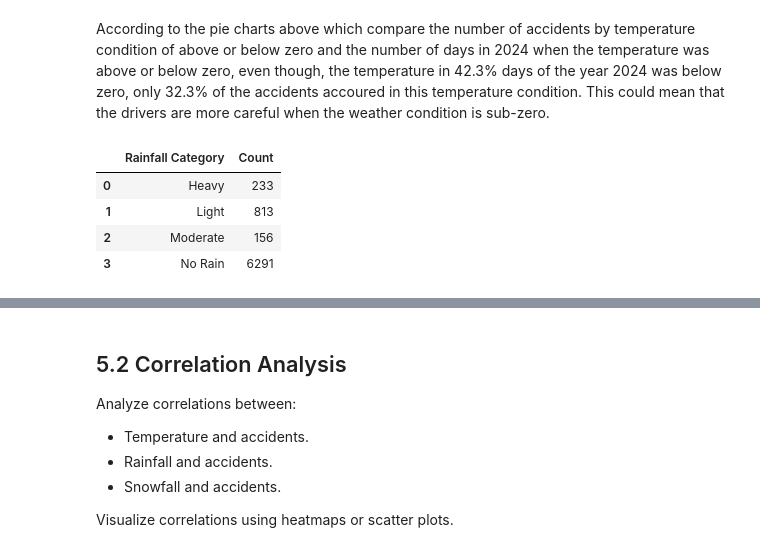
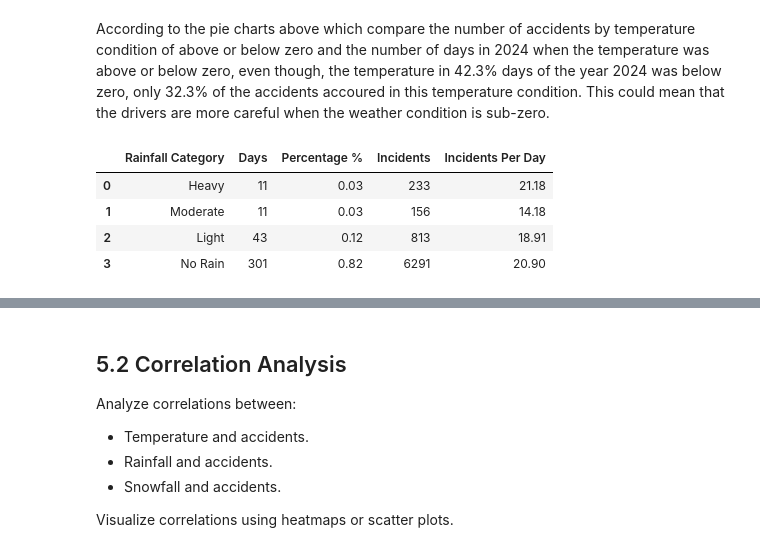
Before and after one commit to aliUofCafkhami/601-Project, a Jupyter notebook: Project 601.ipynb, the cells around one changed output, grey strips where cells are left out. Cells and saved outputs as stored; diff of their text form; code cells hidden in the pictures.

```diff
--- a/Project 601.ipynb
+++ b/Project 601.ipynb
@@ -880,15 +881,40 @@ plt.show()
 [figure]
 # %% [markdown]
 According to the pie charts above which compare the number of accidents by temperature condition of above or below zero and the number of days in 2024 when the temperature was above or below zero, even though, the temperature in 42.3% days of the year 2024 was below zero, only 32.3% of the accidents accoured in this temperature condition. This could mean that the drivers are more careful when the weather condition is sub-zero.
-# %%
-#5.1.3 Number of accidents on days with rainfall above a certain threshold.
-Rainfall = df.groupby('Rainfall Category')['Count'].sum().reset_index()
-Rainfall
-# %% [output]
-|  | Rainfall Category | Count |
-| 0 | Heavy | 233 |
-| 1 | Light | 813 |
-| 2 | Moderate | 156 |
-| 3 | No Rain | 6291 |
+# %%
+#5.1.3 Number of accidents on days with rainfall above a certain threshold.
+
+# Step 1. Use df2 (weather dataset) to count the number of days per year with rainfall and classify the type of rainfall
+df2['Rainfall Category'] = df2['Total Rain (mm)'].apply(classify_rainfall)
+df2['Count'] = 1
+
+percentage_rain = df2.groupby('Rainfall Category').agg(
+    Days=('Count', 'sum')
+).reset_index()
+percentage_rain['Percentage %'] = (percentage_rain['Days'] / 366).round(2) # Calculate the percentage of days for each rainfall category
+
+
+
+# Step 2. Use df (incident dataset) to count the number of incidents occurring under each rainfall category
+Rainfall_incidents = df.groupby('Rainfall Category').agg(
+    Incidents= ('Count','sum')
+).reset_index()
+
+
+
+# Step 3. Merge Rainfall_incidents with percentage_rain
+merged_rainfall = pd.merge(percentage_rain, Rainfall_incidents, on='Rainfall Category', how='inner')
+merged_rainfall['Incidents Per Day'] = (merged_rainfall['Incidents']/ merged_rainfall['Days']).round(2)
+
+order = ['Heavy', 'Moderate', 'Light', 'No Rain']  # Sort the DataFrame based on the defined order
+merged_rainfall['Rainfall Category'] = pd.Categorical(merged_rainfall['Rainfall Category'], categories=order, ordered=True)
+merged_rainfall = merged_rainfall.sort_values('Rainfall Category').reset_index(drop=True)
+merged_rainfall
+# %% [output]
+|  | Rainfall Category | Days | Percentage % | Incidents | Incidents Per Day |
+| 0 | Heavy | 11 | 0.03 | 233 | 21.18 |
+| 1 | Moderate | 11 | 0.03 | 156 | 14.18 |
+| 2 | Light | 43 | 0.12 | 813 | 18.91 |
+| 3 | No Rain | 301 | 0.82 | 6291 | 20.90 |
 # %%
 # 5.1.4 Number of accidents on days with snowfall above a certain threshold
```
Also changed, not shown: parts of 20 cells of this notebook.
